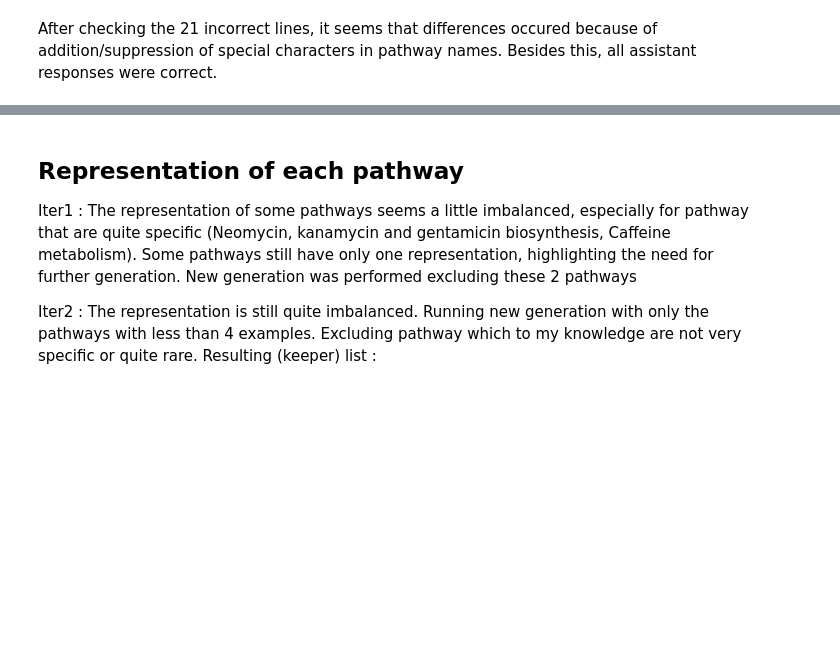
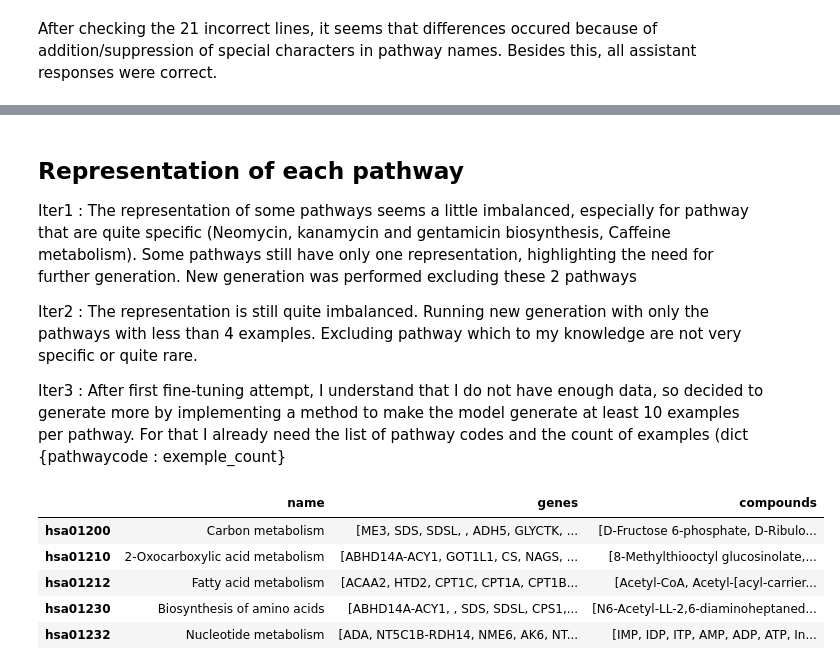
Before and after one commit to csdevignes/metabo-assistant, a Jupyter notebook: TrainDatasetVerif.ipynb, the cells around one changed output, grey strips where cells are left out. Drawn from its saved outputs; the diff is of its cells as text; code cells hidden in the pictures; blank space fills up the shorter version.

```diff
--- a/TrainDatasetVerif.ipynb
+++ b/TrainDatasetVerif.ipynb
@@ -136,4 +118,6 @@ data_lab.shape
 
 Iter1 : The representation of some pathways seems a little imbalanced, especially for pathway that are quite specific (Neomycin, kanamycin and gentamicin biosynthesis, Caffeine metabolism). Some pathways still have only one representation, highlighting the need for further generation. New generation was performed excluding these 2 pathways
 
-Iter2 : The representation is still quite imbalanced. Running new generation with only the pathways with less than 4 examples. Excluding pathway which to my knowledge are not very specific or quite rare. Resulting (keeper) list :
+Iter2 : The representation is still quite imbalanced. Running new generation with only the pathways with less than 4 examples. Excluding pathway which to my knowledge are not very specific or quite rare.
+
+Iter3 : After first fine-tuning attempt, I understand that I do not have enough data, so decided to generate more by implementing a method to make the model generate at least 10 examples per pathway. For that I already need the list of pathway codes and the count of examples (dict {pathwaycode : exemple_count}
@@ -156,2 +124,12 @@ iter3gen = ['Phenylalanine metabolism', 'Sulfur metabolism',
+# %%
+keggdf = pd.read_json('prompts/pathway_genes_compoundsrf.json', orient='index')
+keggdf.head()
+# %% [output]
+|  | name | genes | compounds |
+| hsa01200 | Carbon metabolism | [ME3, SDS, SDSL, , ADH5, GLYCTK, ... | [D-Fructose 6-phosphate, D-Ribulo... |
+| hsa01210 | 2-Oxocarboxylic acid metabolism | [ABHD14A-ACY1, GOT1L1, CS, NAGS, ... | [8-Methylthiooctyl glucosinolate,... |
+| hsa01212 | Fatty acid metabolism | [ACAA2, HTD2, CPT1C, CPT1A, CPT1B... | [Acetyl-CoA, Acetyl-[acyl-carrier... |
+| hsa01230 | Biosynthesis of amino acids | [ABHD14A-ACY1, , SDS, SDSL, CPS1,... | [N6-Acetyl-LL-2,6-diaminoheptaned... |
+| hsa01232 | Nucleotide metabolism | [ADA, NT5C1B-RDH14, NME6, AK6, NT... | [IMP, IDP, ITP, AMP, ADP, ATP, In... |
 # %%
 pd.set_option('display.max_rows', 99)
```
Also changed, not shown: parts of 14 cells of this notebook, 13 other files.
